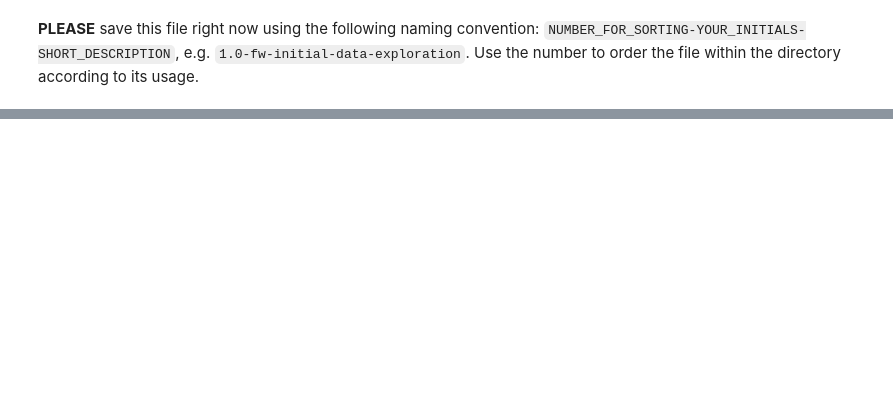
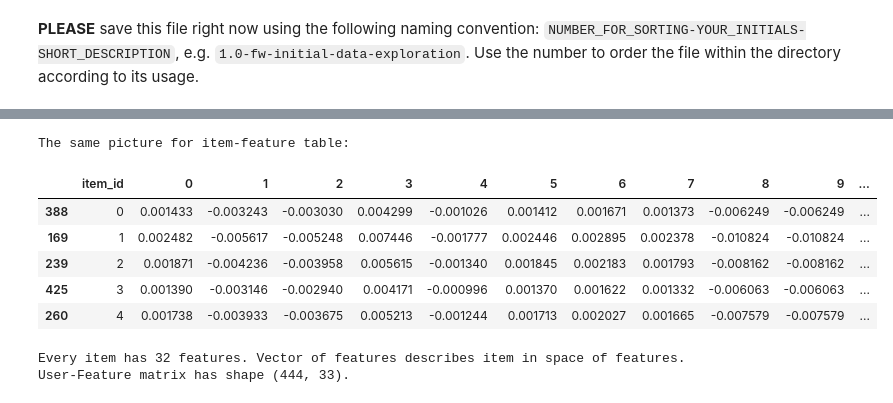
Before and after one commit to devyueightfive/recommendations_project, a Jupyter notebook: notebooks/recommend.ipynb, the cells around one changed output, grey strips where cells are left out. Drawn from its saved outputs; the diff is of its cells as text; code cells hidden in the pictures; blank space fills up the shorter version.

```diff
--- a/notebooks/recommend.ipynb
+++ b/notebooks/recommend.ipynb
@@ -35,0 +131,17 @@ from recommendations_project import *
+# %%
+print('The same picture for item-feature table:')
+IF_data = (pd.read_csv(os.path.join(os.path.abspath(PATH_TO_DATA), 'item-features.csv'))).sort_values(by='item_id')
+display(IF_data.head())
+print("Every item has 32 features. Vector of features describes item in space of features.")
+IF = IF_data[IF_data.columns[1:]].values
+print(f'User-Feature matrix has shape {IF_data.shape}.')
+# %% [output]
+The same picture for item-feature table:
+|  | item_id | 0 | 1 | 2 | 3 | 4 | 5 | 6 | 7 | 8 | 9 | ... |
+| 388 | 0 | 0.001433 | -0.003243 | -0.003030 | 0.004299 | -0.001026 | 0.001412 | 0.001671 | 0.001373 | -0.006249 | -0.006249 | ... |
+| 169 | 1 | 0.002482 | -0.005617 | -0.005248 | 0.007446 | -0.001777 | 0.002446 | 0.002895 | 0.002378 | -0.010824 | -0.010824 | ... |
+| 239 | 2 | 0.001871 | -0.004236 | -0.003958 | 0.005615 | -0.001340 | 0.001845 | 0.002183 | 0.001793 | -0.008162 | -0.008162 | ... |
+| 425 | 3 | 0.001390 | -0.003146 | -0.002940 | 0.004171 | -0.000996 | 0.001370 | 0.001622 | 0.001332 | -0.006063 | -0.006063 | ... |
+| 260 | 4 | 0.001738 | -0.003933 | -0.003675 | 0.005213 | -0.001244 | 0.001713 | 0.002027 | 0.001665 | -0.007579 | -0.007579 | ... |
+Every item has 32 features. Vector of features describes item in space of features.
+User-Feature matrix has shape (444, 33).
```
Also changed, not shown: parts of 40 cells of this notebook.
